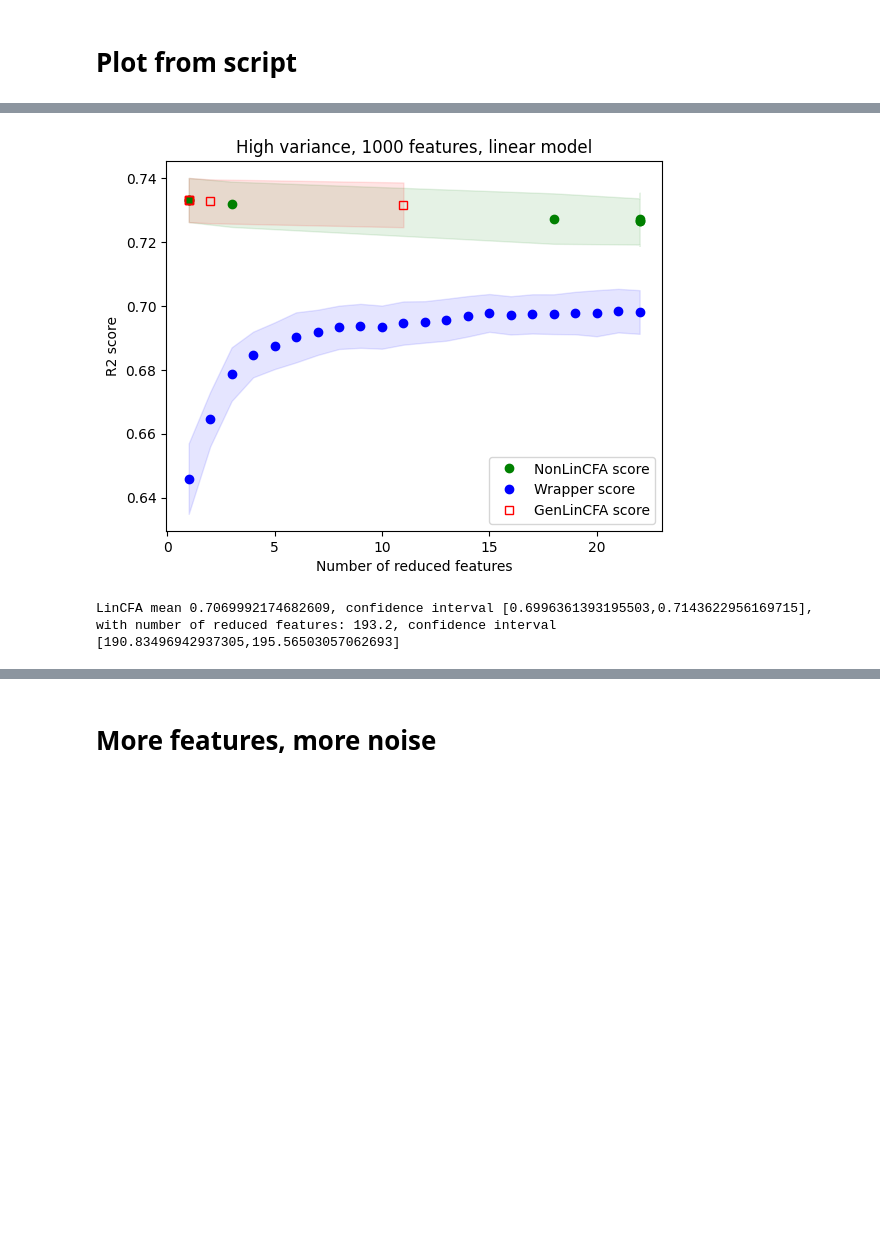
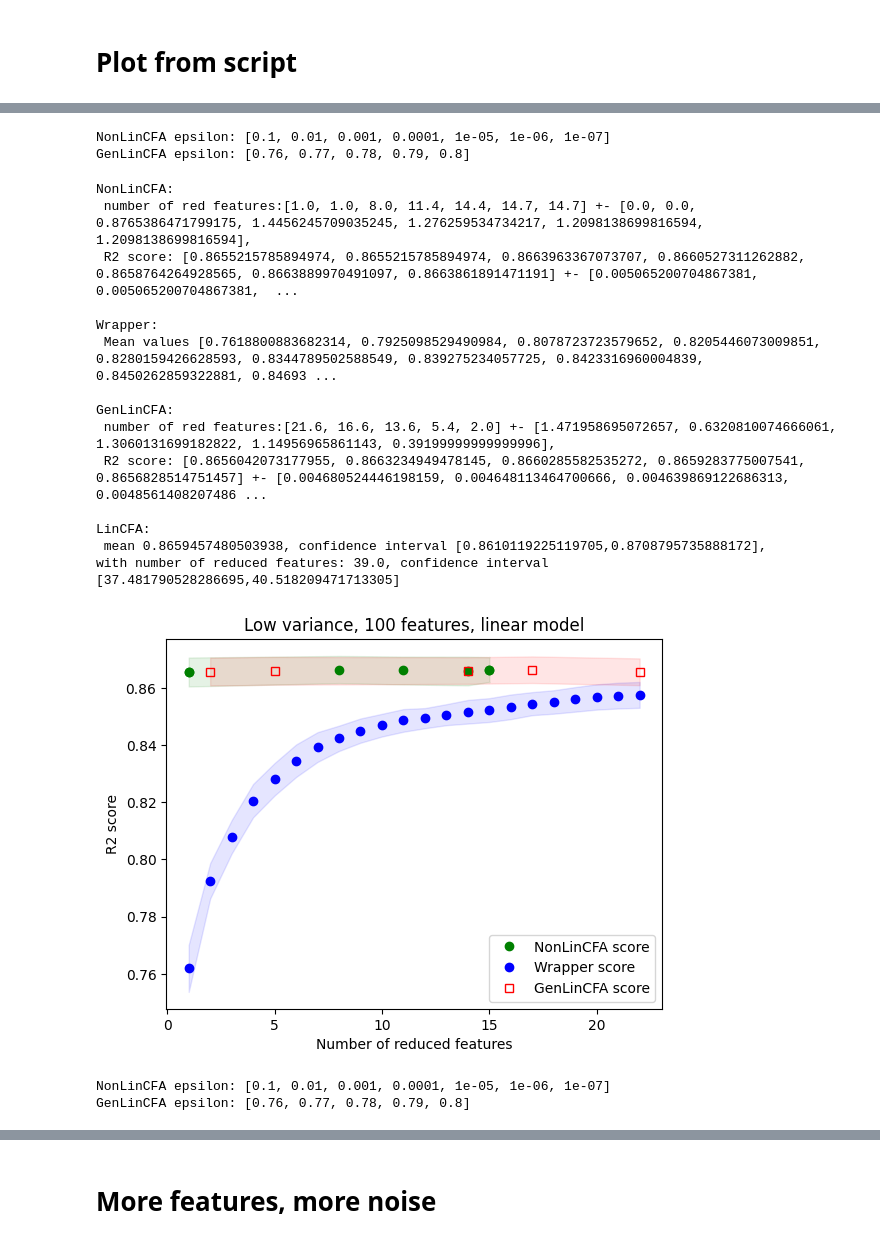
Before and after one commit to PaoloBonettiPolimi/PaperNon_Gen_LinCFA, a Jupyter notebook: Non_Gen_LinCFA_experiments.ipynb, the cells around one changed output, grey strips where cells are left out. Drawn from its saved outputs; the diff is of its cells as text; code cells hidden in the pictures; blank space fills up the shorter version.

Commit message:
adding linear class updated

```diff
--- a/Non_Gen_LinCFA_experiments.ipynb
+++ b/Non_Gen_LinCFA_experiments.ipynb
@@ -388,4 +318,0 @@ def plot_linear_result(res,title,wrapper_stop,savename):
-# %%
-import pickle
-with open('linear_retry.pkl', 'rb') as f:
-    results = pickle.load(f)
@@ -416,4 +318,0 @@ with number of reduced features: 39.0, confidence interval [37.481790528286695,4
-# %%
-import pickle
-with open('Linear_HighNoise_1000var.pkl', 'rb') as f:
-    results = pickle.load(f)
@@ -426,10 +318,0 @@ GenLinCFA epsilon: [0.375, 0.4, 0.4125, 0.425, 0.45]
-# %%
-plot_linear_result(results, 'High variance, 1000 features, linear model',23, 'HighVar_1000Feat_lin.png')
-# %% [output]
-[figure, removed]
-# %%
-print(f'LinCFA mean {np.mean(results[2])}, confidence interval [{np.mean(results[2])-1.96*np.std(results[2])/np.sqrt(10)},{np.mean(results[2])+1.96*np.std(results[2])/np.sqrt(10)}],')
-print(f'with number of reduced features: {np.mean(results[3])}, confidence interval [{np.mean(results[3])-1.96*np.std(results[3])/np.sqrt(10)},{np.mean(results[3])+1.96*np.std(results[3])/np.sqrt(10)}]')
-# %% [output]
-LinCFA mean 0.7069992174682609, confidence interval [0.6996361393195503,0.7143622956169715],
-with number of reduced features: 193.2, confidence interval [190.83496942937305,195.56503057062693]
@@ -435,0 +388,31 @@ with number of reduced features: 193.2, confidence interval [190.83496942937305,
+# %%
+import pickle
+with open('results/linear_lowNoise_100var.pkl', 'rb') as f:
+    results = pickle.load(f)
+
+with open('results/linear_lowNoise_100var_onlyGen.pkl', 'rb') as f:
+    results2 = pickle.load(f)
+# %%
+print(f'NonLinCFA epsilon: {[results[0][0][i][0] for i in range(7)]}')
+print(f'GenLinCFA epsilon: {[results2[0][0][i][0] for i in range(5)]}')
+# %% [output]
+NonLinCFA epsilon: [0.1, 0.01, 0.001, 0.0001, 1e-05, 1e-06, 1e-07]
+GenLinCFA epsilon: [0.76, 0.77, 0.78, 0.79, 0.8]
+# %%
+plot_linear_result(results,'Low variance, 100 features, linear model',23,'LowVar_100Feat_lin.png',results2)
+# %% [output]
+NonLinCFA:
+ number of red features:[1.0, 1.0, 8.0, 11.4, 14.4, 14.7, 14.7] +- [0.0, 0.0, 0.8765386471799175, 1.4456245709035245, 1.276259534734217, 1.2098138699816594, 1.2098138699816594],
+ R2 score: [0.8655215785894974, 0.8655215785894974, 0.8663963367073707, 0.8660527311262882, 0.8658764264928565, 0.8663889970491097, 0.8663861891471191] +- [0.005065200704867381, 0.005065200704867381,  ...
+
+Wrapper:
+ Mean values [0.7618800883682314, 0.7925098529490984, 0.8078723723579652, 0.8205446073009851, 0.8280159426628593, 0.8344789502588549, 0.839275234057725, 0.8423316960004839, 0.8450262859322881, 0.84693 ...
+
+GenLinCFA:
+ number of red features:[21.6, 16.6, 13.6, 5.4, 2.0] +- [1.471958695072657, 0.6320810074666061, 1.3060131699182822, 1.14956965861143, 0.39199999999999996],
+ R2 score: [0.8656042073177955, 0.8663234949478145, 0.8660285582535272, 0.8659283775007541, 0.8656828514751457] +- [0.004680524446198159, 0.004648113464700666, 0.004639869122686313, 0.0048561408207486 ...
+
+LinCFA:
+ mean 0.8659457480503938, confidence interval [0.8610119225119705,0.8708795735888172],
+with number of reduced features: 39.0, confidence interval [37.481790528286695,40.518209471713305]
+[figure, added]
@@ -435,0 +426,6 @@ with number of reduced features: 193.2, confidence interval [190.83496942937305,
+# %%
+print(f'NonLinCFA epsilon: {[results[0][0][i][0] for i in range(7)]}')
+print(f'GenLinCFA epsilon: {[results2[0][0][i][0] for i in range(5)]}')
+# %% [output]
+NonLinCFA epsilon: [0.1, 0.01, 0.001, 0.0001, 1e-05, 1e-06, 1e-07]
+GenLinCFA epsilon: [0.76, 0.77, 0.78, 0.79, 0.8]
```
Also changed, not shown: parts of 66 cells of this notebook, 14 other files.
